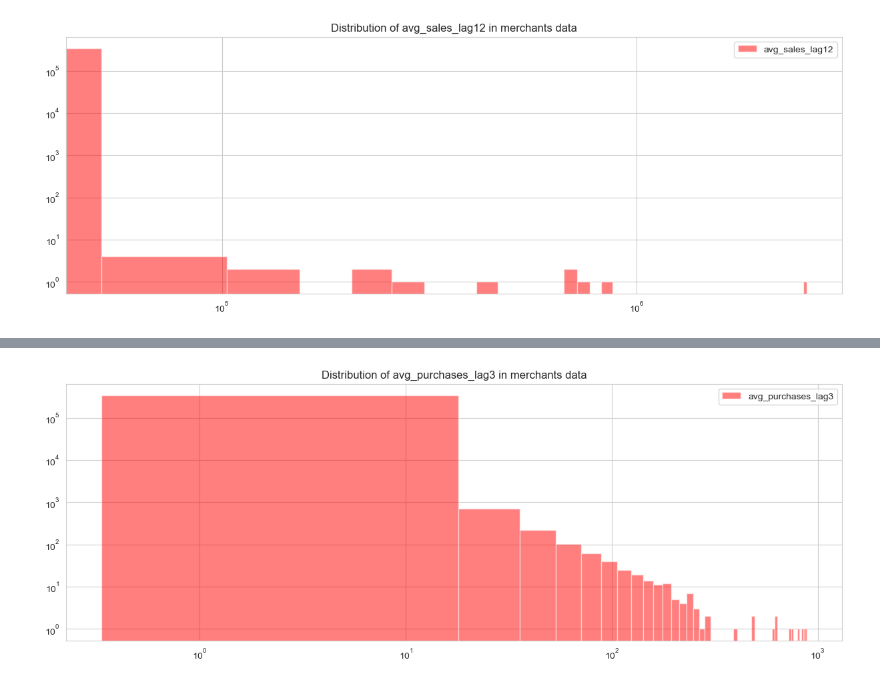
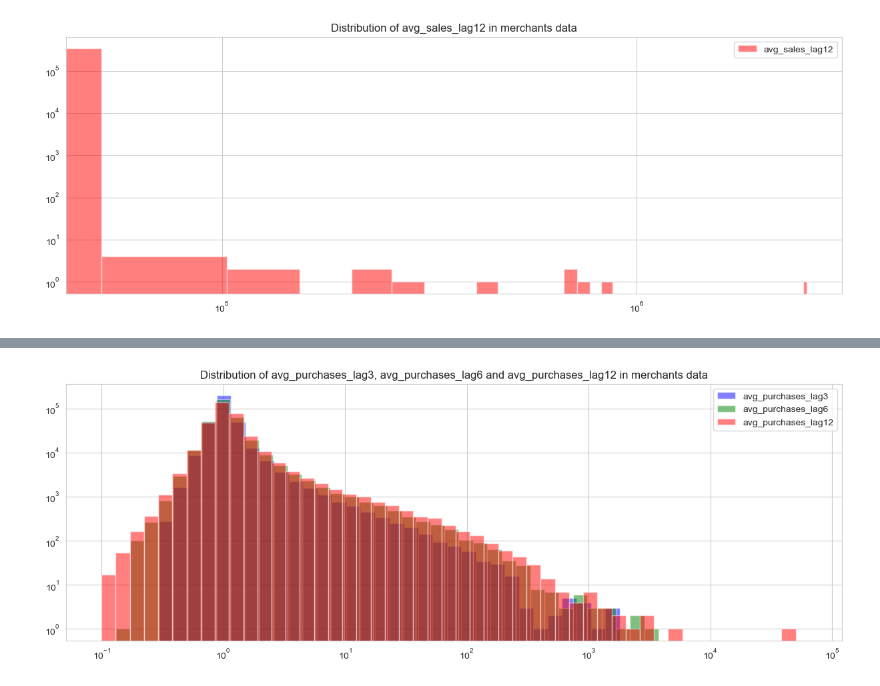
Before and after one commit to KrisCholakov02/SC4000_Group_Project, a Jupyter notebook: eda.ipynb, the cells around one changed output, grey strips where cells are left out. Cells and saved outputs as stored; diff of their text form; code cells hidden in the pictures.

```diff
--- a/eda.ipynb
+++ b/eda.ipynb
@@ -435,3 +525,17 @@ plt.legend()
 plt.show()
 # %% [output]
 [figure]
+# %%
+# Plot all avg_sales_lag on a single plot
+plt.figure(figsize=(15, 5))
+# Remove the inf values
+merchants = merchants.replace([np.inf, -np.inf], np.nan)
+# Get avg_sales_lag3, avg_sales_lag6 and avg_sales_lag12 columns below 5
+plt.hist(merchants['avg_sales_lag3'], bins=np.logspace(-1,np.log10(merchants['avg_sales_lag3'].max()), 50), label='avg_sales_lag3', color='b', alpha=0.5)
+plt.hist(merchants['avg_sales_lag6'], bins=np.logspace(-1,np.log10(merchants['avg_sales_lag6'].max()), 50), label='avg_sales_lag6', color='g', alpha=0.5)
+plt.hist(merchants['avg_sales_lag12'], bins=np.logspace(-1,np.log10(merchants['avg_sales_lag12'].max()), 50), label='avg_sales_lag12', color='r', alpha=0.5)
+plt.title('Distribution of avg_sales_lag3, avg_sales_lag6 and avg_sales_lag12 in merchants data')
+plt.yscale('log')
+plt.xscale('log')
+plt.legend()
+plt.show()
@@ -438,13 +544,16 @@ plt.show()
 # %%
-# Plot the average avg_purchases_lag3 columns in a histogram
+# Plot the average avg_purchases_lag3, avg_purchases_lag6 & avg_purchases_lag12 columns in a histogram
 plt.figure(figsize=(15, 5))
 # Remove the inf values
 merchants = merchants.replace([np.inf, -np.inf], np.nan)
-plt.hist(merchants['avg_purchases_lag3'], bins=50, label='avg_purchases_lag3', color='r', alpha=0.5)
-plt.title('Distribution of avg_purchases_lag3 in merchants data')
+# Get avg_purchases_lag3, avg_purchases_lag6 and avg_purchases_lag12 columns below 5
+plt.hist(merchants['avg_purchases_lag3'], bins=np.logspace(-1,np.log10(merchants['avg_purchases_lag3'].max()), 50), label='avg_purchases_lag3', color='b', alpha=0.5)
+plt.hist(merchants['avg_purchases_lag6'], bins=np.logspace(-1,np.log10(merchants['avg_purchases_lag6'].max()), 50), label='avg_purchases_lag6', color='g', alpha=0.5)
+plt.hist(merchants['avg_purchases_lag12'], bins=np.logspace(-1,np.log10(merchants['avg_purchases_lag12'].max()), 50), label='avg_purchases_lag12', color='r', alpha=0.5)
+plt.title('Distribution of avg_purchases_lag3, avg_purchases_lag6 and avg_purchases_lag12 in merchants data')
 plt.yscale('log')
 plt.xscale('log')
 plt.legend()
 plt.show()
 # %% [output]
-[figure, old version]
+[figure, new version]
```
Also changed, not shown: parts of 18 cells of this notebook.
